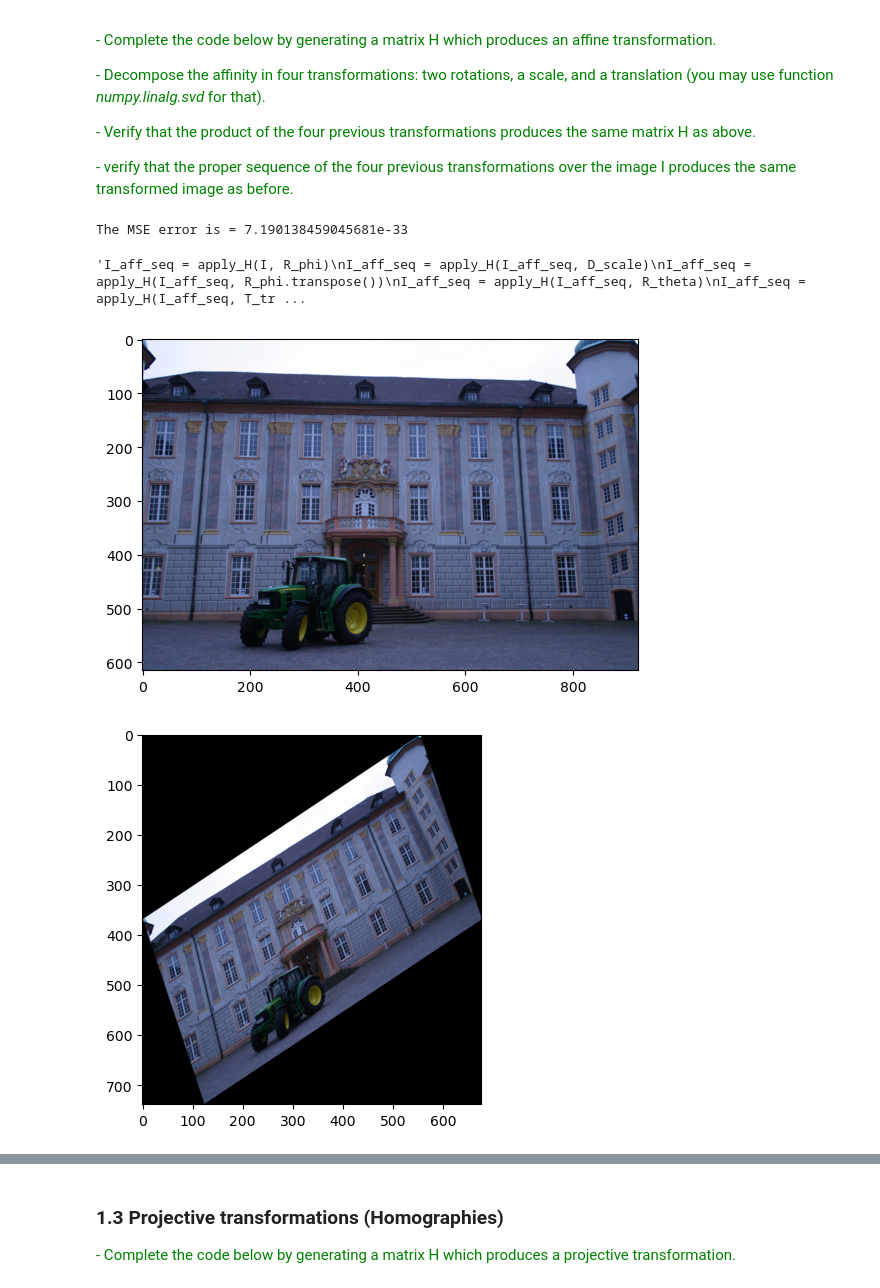
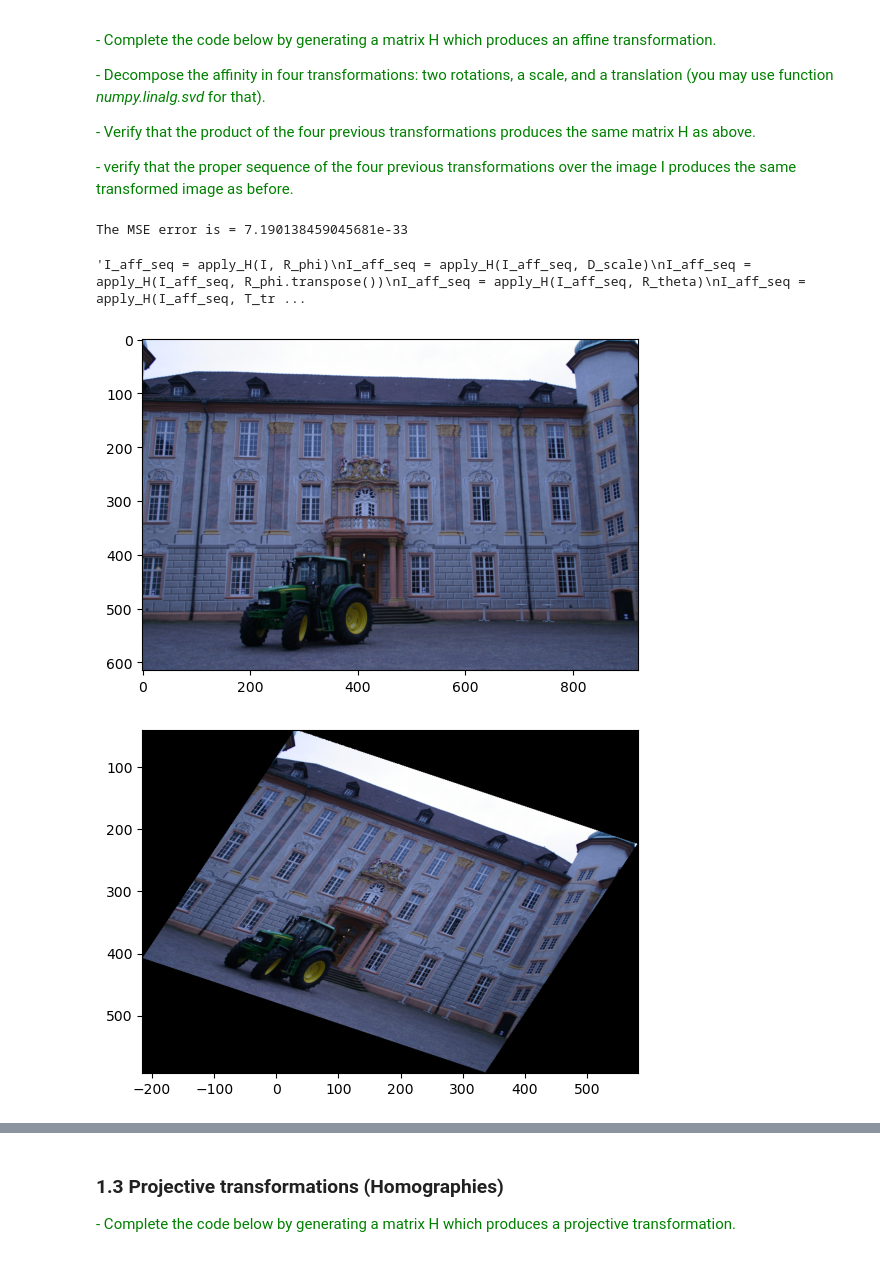
Before and after one commit to aolivtous/MCV_M4_3DVision, a Jupyter notebook: lab1/lab1.ipynb, the cells around one changed output, grey strips where cells are left out. Drawn from its saved outputs; the diff is of its cells as text; code cells hidden in the pictures.

Commit message:
apply_H updated+optimized. utils.py modified to fix the problem with plotting transfomations

```diff
--- a/lab1/lab1.ipynb
+++ b/lab1/lab1.ipynb
@@ -32,7 +33,7 @@ contain the whole transformed image.
 You will need to interpolate the image values at some points, for that,
 you may use the function *scipy.ndimage.map_coordinates*
 # %%
-def apply_H(I, H):
+def apply_H2(I, H):
 
     h,w,c = I.shape
     # Initialize the out image
@@ -68,7 +69,7 @@ def apply_H(I, H):
     out_idx = np.zeros((h_out,w_out,2))
     for i in range(h_out):
         for j in range(w_out):
-            out_idx[i,j] = [int(min_i) + i, int(min_j) + j]
+            out_idx[i,j] = [int(min_i) + i, int(min_j) + j]  #(y,x)
 
     H_inv = LA.inv(H)
     for i in tqdm(range(h_out)):
@@ -89,4 +90,5 @@ def apply_H(I, H):
         # out[i,:,1] = map_coordinates(I, coordinates1)
         # out[i,:,2] = map_coordinates(I, coordinates2)
 
-    return out
+        axis = [min_j, max_j, min_i, max_i]
+    return out, axis
@@ -133,17 +189,15 @@ transformations over the image I produces the same transformed image as before.
 
 A = [[0.6, -0.4],
      [0.2, 0.6]]
-
 t = [30,40]
-
 H = [[A[0][0],  A[0][1],  t[0]],
      [A[1][0],  A[1][1],  t[1]],
      [0,  0,  1]]
 
-I_aff = apply_H(np.array(I), H)
+I_aff,axis = apply_H(np.array(I), H)
 
 plot_img(I)
-plot_img(I_aff.astype(np.uint8))
+plot_img(I_aff.astype(np.uint8), axis=axis)
 
 # Decompose the affinity in four transformations: two rotations, a scale, and a translation
 
@@ -162,33 +216,33 @@ R_phi   = np.array([[R2[0][0],  R2[0][1],  0],
 
 D_scale = np.array([[D[0][0],  D[0][1],  0],
                     [D[1][0],  D[1][1],  0],
                     [0, 0, 1]])
 
 T_transl= np.array([[1, 0,  t[0]],
                     [0, 1,  t[1]],
                     [0, 0, 1]])
 
 
 
 # Verify that the product of the four previous transformations produces the same matrix H as above
 
 H2 = np.matmul(T_transl,np.matmul(R_theta,np.matmul(R_phi.transpose(), np.matmul(D_scale,R_phi))))
 MSE = ((H - H2)**2).mean(axis=None)
 print(f'The MSE error is = {MSE}')
 
 # verify that the proper sequence of the four previous transformations over the image I produces the same transformed image as before.
-I_aff_svd = apply_H(np.array(I), H2)
-plot_img(I_aff_svd.astype(np.uint8))
+I_aff_svd, axis = apply_H(np.array(I), H2)
+plot_img(I_aff_svd.astype(np.uint8),axis=axis)
 
 #no se si vol dir la linia d'adalt o aplicar cada transformacio per separat ????????????????????????????
 """I_aff_seq = apply_H(I, R_phi)
 I_aff_seq = apply_H(I_aff_seq, D_scale)
 I_aff_seq = apply_H(I_aff_seq, R_phi.transpose())
 I_aff_seq = apply_H(I_aff_seq, R_theta)
 I_aff_seq = apply_H(I_aff_seq, T_transl)
 plot_img(I_aff_seq.astype(np.uint8))"""
 # %% [output]
 The MSE error is = 7.190138459045681e-33
 'I_aff_seq = apply_H(I, R_phi)\nI_aff_seq = apply_H(I_aff_seq, D_scale)\nI_aff_seq = apply_H(I_aff_seq, R_phi.transpose())\nI_aff_seq = apply_H(I_aff_seq, R_theta)\nI_aff_seq = apply_H(I_aff_seq, T_tr ...
 [figure]
-[figure, old version]
+[figure, new version]
```
Also changed, not shown: parts of 8 cells of this notebook, 2 other files.
